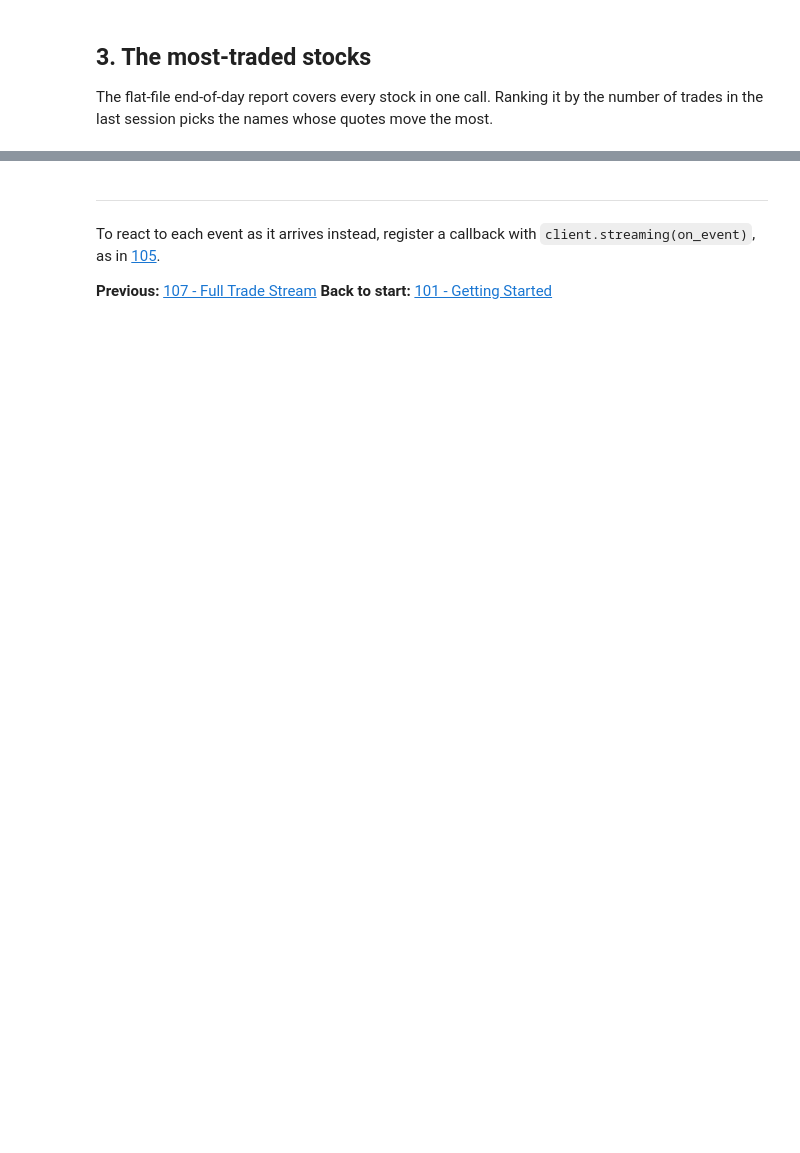
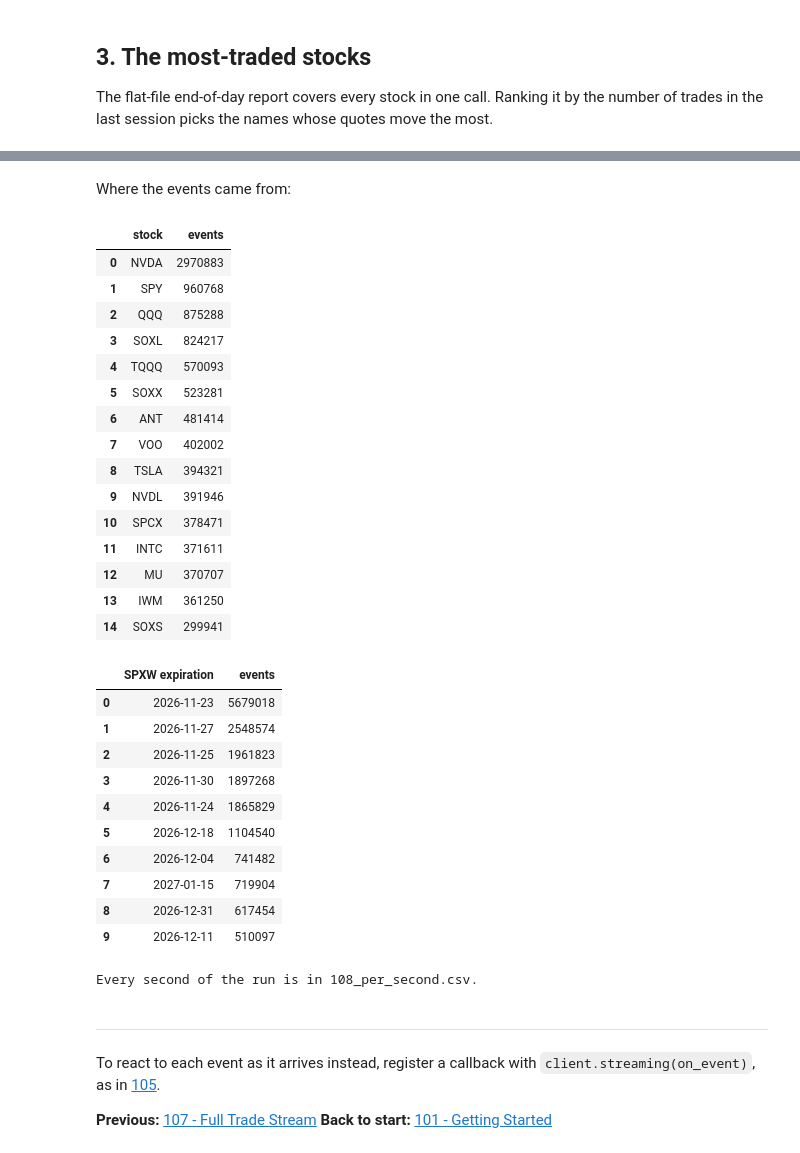
Before and after one commit to userFRM/ThetaDataDx, a Jupyter notebook: notebooks/108_full_chain_stream.ipynb, the cells around one changed output, grey strips where cells are left out. Saved outputs shown, nothing was run; the diff lists cells and outputs as text; code cells hidden in the pictures; blank space fills up the shorter version.

```diff
--- a/notebooks/108_full_chain_stream.ipynb
+++ b/notebooks/108_full_chain_stream.ipynb
@@ -195,3 +333,41 @@ plt.show()
+# %% [markdown]
+Where the events came from:
+# %%
+top_stocks = pd.Series({s: n for s, n in by_symbol.items() if s != "SPXW"}).nlargest(15)
+top_expirations = pd.Series(by_expiration).nlargest(10)
+top_expirations.index = pd.to_datetime(top_expirations.index.astype(str)).strftime("%Y-%m-%d")
+display(pd.DataFrame({"stock": top_stocks.index, "events": top_stocks.values}),
+        pd.DataFrame({"SPXW expiration": top_expirations.index, "events": top_expirations.values}))
+print("Every second of the run is in 108_per_second.csv.")
+# %% [output]
+|  | stock | events |
+| 0 | NVDA | 2970883 |
+| 1 | SPY | 960768 |
+| 2 | QQQ | 875288 |
+| 3 | SOXL | 824217 |
+| 4 | TQQQ | 570093 |
+| 5 | SOXX | 523281 |
+| 6 | ANT | 481414 |
+| 7 | VOO | 402002 |
+| 8 | TSLA | 394321 |
+| 9 | NVDL | 391946 |
+| 10 | SPCX | 378471 |
+| 11 | INTC | 371611 |
+| 12 | MU | 370707 |
+| 13 | IWM | 361250 |
+| 14 | SOXS | 299941 |
+|  | SPXW expiration | events |
+| 0 | 2026-11-23 | 5679018 |
+| 1 | 2026-11-27 | 2548574 |
+| 2 | 2026-11-25 | 1961823 |
+| 3 | 2026-11-30 | 1897268 |
+| 4 | 2026-11-24 | 1865829 |
+| 5 | 2026-12-18 | 1104540 |
+| 6 | 2026-12-04 | 741482 |
+| 7 | 2027-01-15 | 719904 |
+| 8 | 2026-12-31 | 617454 |
+| 9 | 2026-12-11 | 510097 |
+Every second of the run is in 108_per_second.csv.
 # %% [markdown]
 ---
 
```
Also changed, not shown: parts of 15 cells of this notebook, 1 other file.
